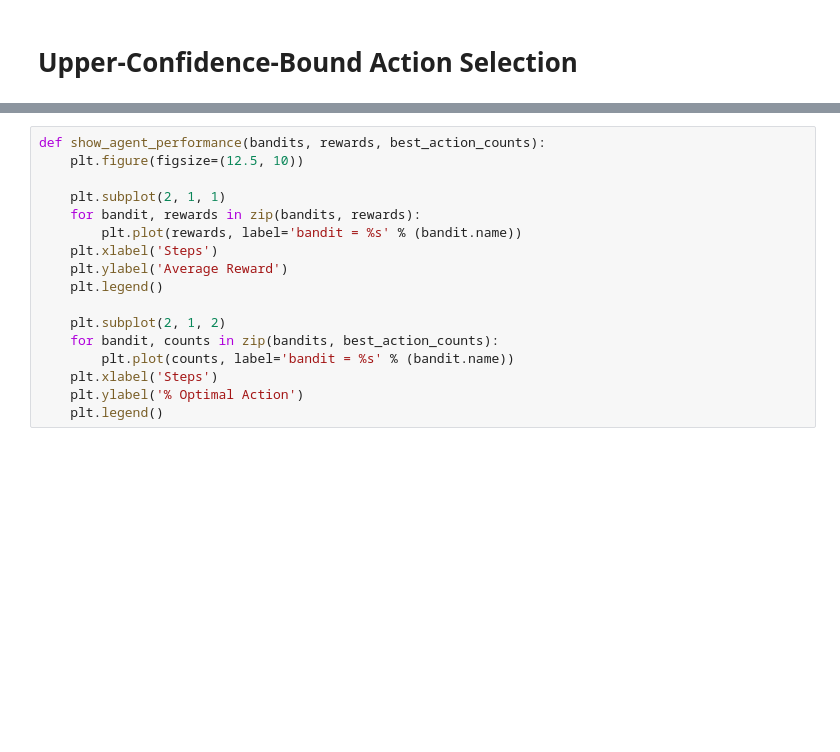
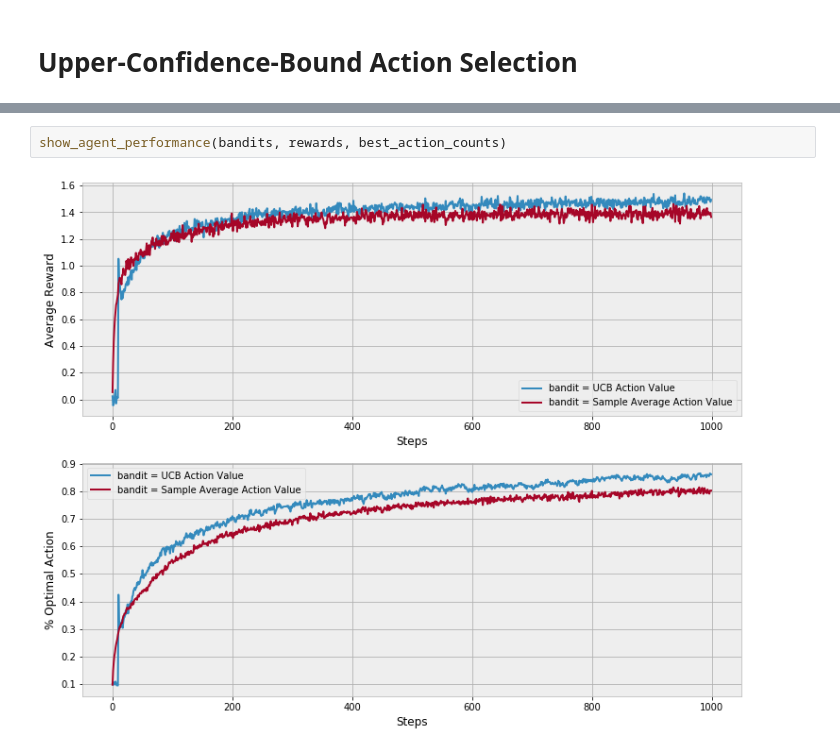
Before and after one commit to kerns-ai-lab/ReinforcementLearning2E, a Jupyter notebook: ch2/K-Armed_Bandits.ipynb, the cells around one changed output, grey strips where cells are left out. Cells and saved outputs as stored; diff of their text form; blank space fills up the shorter version.

```diff
--- a/ch2/K-Armed_Bandits.ipynb
+++ b/ch2/K-Armed_Bandits.ipynb
@@ -371,17 +334,4 @@ plt.legend()
-# %%
-def show_agent_performance(bandits, rewards, best_action_counts):
-    plt.figure(figsize=(12.5, 10))
-
-    plt.subplot(2, 1, 1)
-    for bandit, rewards in zip(bandits, rewards):
-        plt.plot(rewards, label='bandit = %s' % (bandit.name))
-    plt.xlabel('Steps')
-    plt.ylabel('Average Reward')
-    plt.legend()
-
-    plt.subplot(2, 1, 2)
-    for bandit, counts in zip(bandits, best_action_counts):
-        plt.plot(counts, label='bandit = %s' % (bandit.name))
-    plt.xlabel('Steps')
-    plt.ylabel('% Optimal Action')
-    plt.legend()
+# %%
+show_agent_performance(bandits, rewards, best_action_counts)
+# %% [output]
+[figure, added]
```
Also changed, not shown: parts of 17 cells of this notebook.
